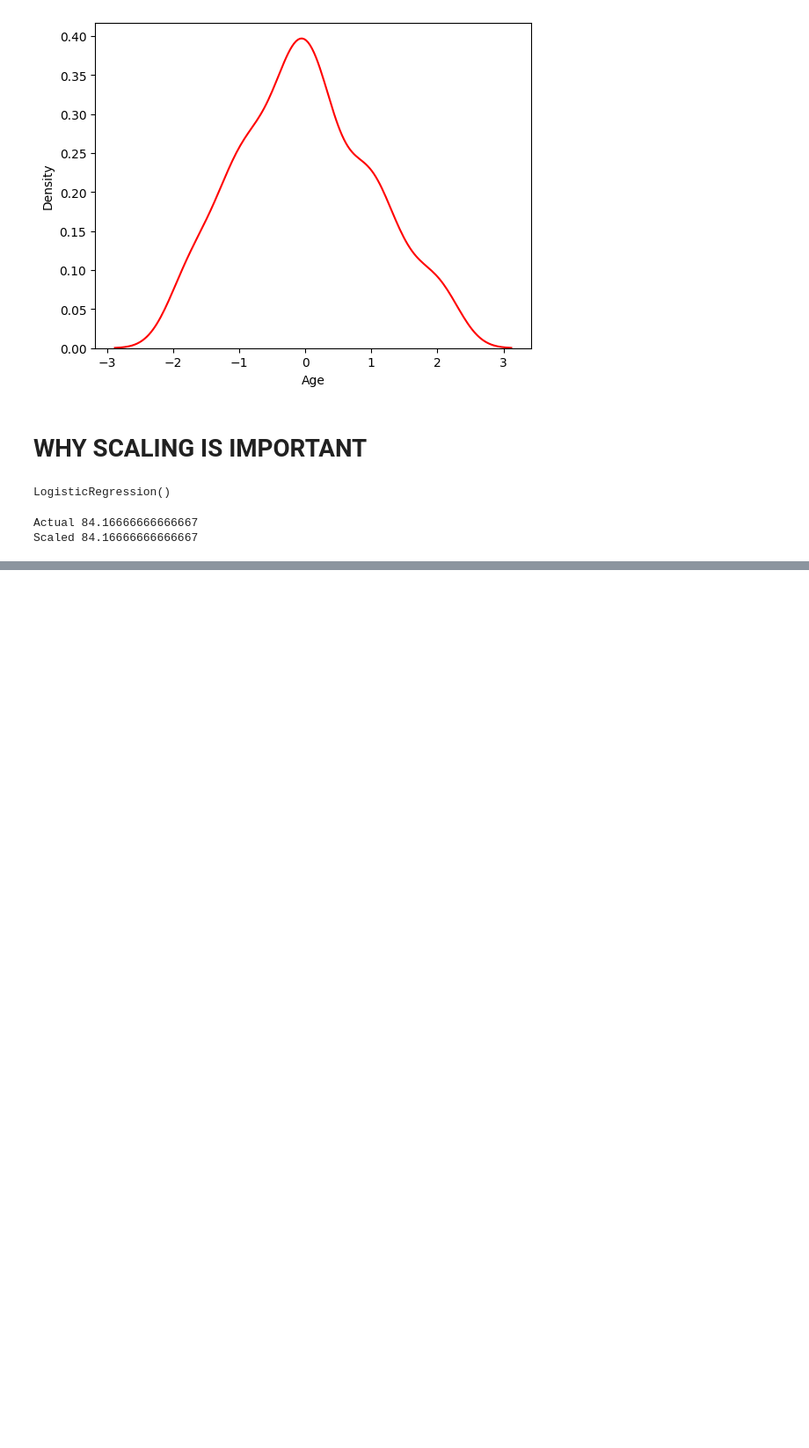
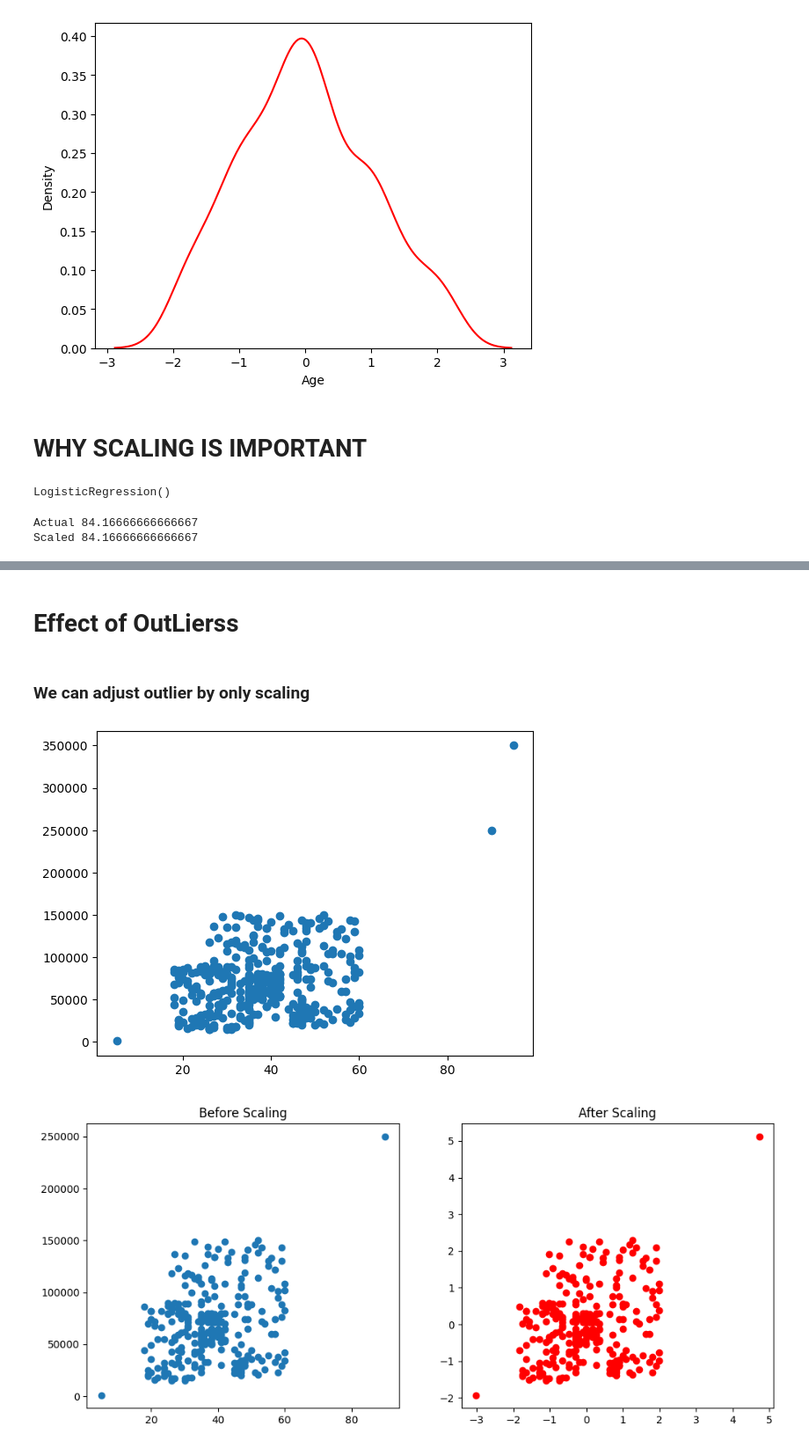
Before and after one commit to adeelHassan123/Machine-Learning, a Jupyter notebook: Day23 Feature Engineering/Data_featuring.ipynb, the cells around one changed output, grey strips where cells are left out. Shown: that part at 88% size. Saved outputs shown, nothing was run; the diff lists cells and outputs as text; code cells hidden in the pictures; blank space fills up the shorter version.

Commit message:
Day 24 OutLiers vs Standarization

```diff
--- a/Day23 Feature Engineering/Data_featuring.ipynb
+++ b/Day23 Feature Engineering/Data_featuring.ipynb
@@ -198,0 +224,39 @@ Scaled 84.16666666666667
+# %% [markdown]
+# Effect of OutLierss
+# %% [markdown]
+<h3>We can adjust outlier by only scaling </h3>
+# %%
+df = pd.concat([df, pd.DataFrame({'Age':[5,90,95],'EstimatedSalary':[1000,250000,350000],'Purchased':[0,1,1]})], ignore_index=True)
+plt.scatter(df['Age'], df['EstimatedSalary'])
+from sklearn.model_selection import train_test_split
+X_train, X_test, y_train, y_test = train_test_split(df.drop('Purchased', axis=1),
+                                                    df['Purchased'],
+                                                    test_size=0.3,
+                                                    random_state=0)
+
+X_train.shape, X_test.shape
+
+from sklearn.preprocessing import StandardScaler
+
+scaler = StandardScaler()
+
+# fit the scaler to the train set, it will learn the parameters
+scaler.fit(X_train)
+
+# transform train and test sets
+X_train_scaled = scaler.transform(X_train)
+X_test_scaled = scaler.transform(X_test)
+
+X_train_scaled = pd.DataFrame(X_train_scaled, columns=X_train.columns)
+X_test_scaled = pd.DataFrame(X_test_scaled, columns=X_test.columns)
+
+fig, (ax1, ax2) = plt.subplots(ncols=2, figsize=(12, 5))
+
+ax1.scatter(X_train['Age'], X_train['EstimatedSalary'])
+ax1.set_title("Before Scaling")
+ax2.scatter(X_train_scaled['Age'], X_train_scaled['EstimatedSalary'],color='red')
+ax2.set_title("After Scaling")
+plt.show()
+# %% [output]
+[figure, added]
+[figure, added]
```
Also changed, not shown: parts of 2 cells of this notebook, 1 other file.
